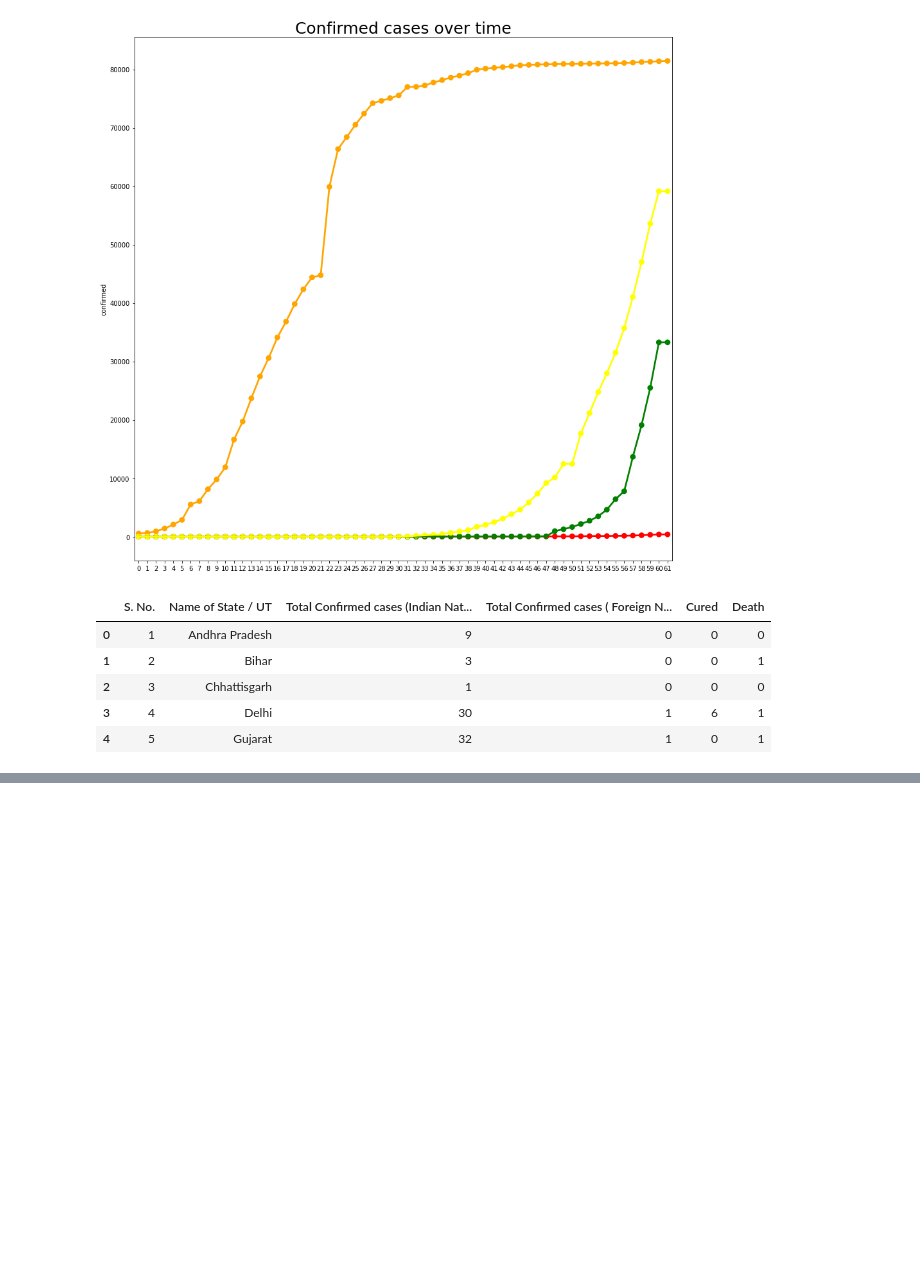
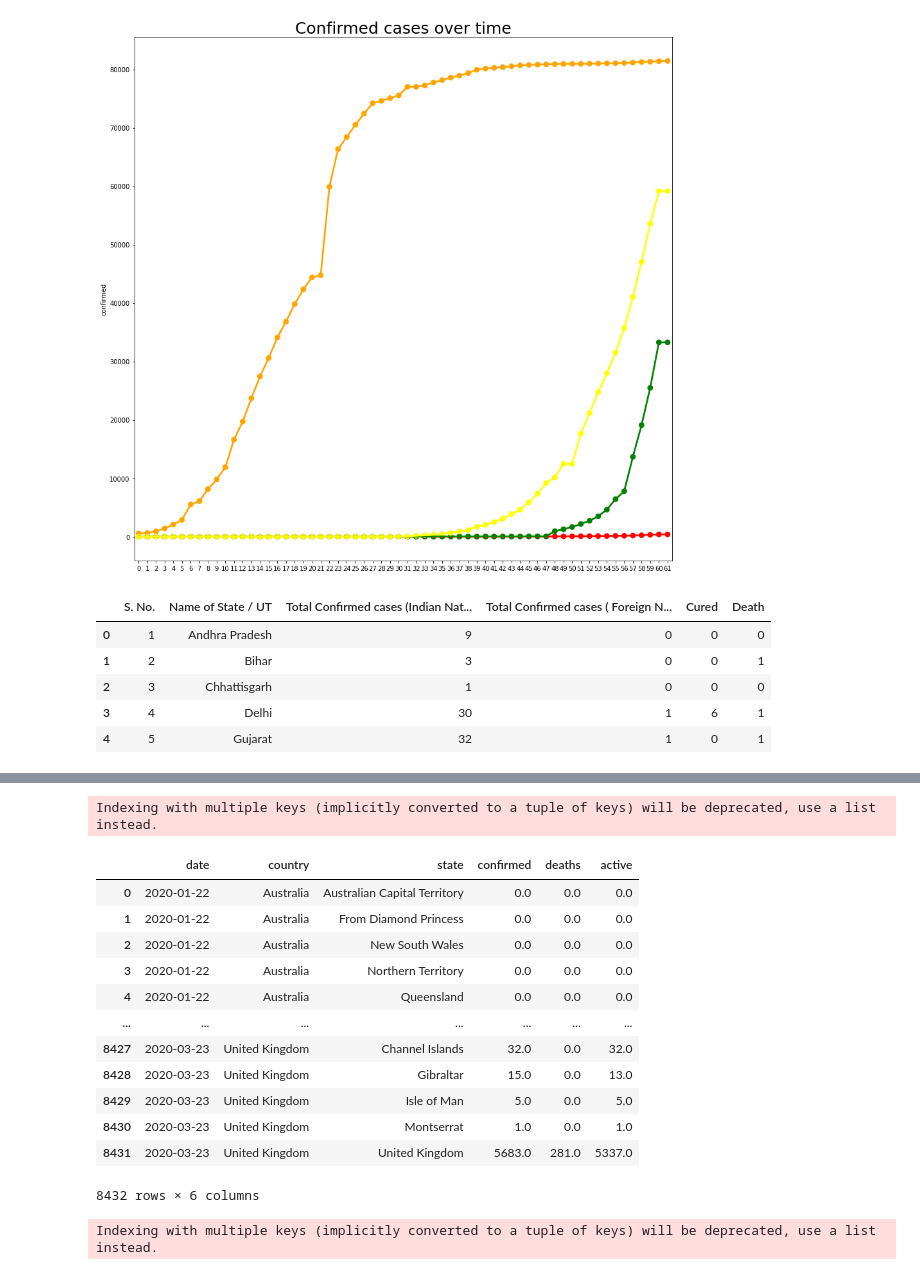
Before and after one commit to dhruv354/data_science_python_ass_projects, a Jupyter notebook: projects/Covid19_project.ipynb, the cells around one changed output, grey strips where cells are left out. Cells and saved outputs as stored; diff of their text form; code cells hidden in the pictures; blank space fills up the shorter version.

```diff
--- a/projects/Covid19_project.ipynb
+++ b/projects/Covid19_project.ipynb
@@ -166,0 +312,22 @@ df2.head()
+# %%
+df3 = df.groupby(['date', 'country', 'state'])['date', 'state', 'country','confirmed', 'deaths', 'active'].sum().reset_index()
+df3
+# %% [output]
+Indexing with multiple keys (implicitly converted to a tuple of keys) will be deprecated, use a list instead.
+|  | date | country | state | confirmed | deaths | active |
+| 0 | 2020-01-22 | Australia | Australian Capital Territory | 0.0 | 0.0 | 0.0 |
+| 1 | 2020-01-22 | Australia | From Diamond Princess | 0.0 | 0.0 | 0.0 |
+| 2 | 2020-01-22 | Australia | New South Wales | 0.0 | 0.0 | 0.0 |
+| 3 | 2020-01-22 | Australia | Northern Territory | 0.0 | 0.0 | 0.0 |
+| 4 | 2020-01-22 | Australia | Queensland | 0.0 | 0.0 | 0.0 |
+| ... | ... | ... | ... | ... | ... | ... |
+| 8427 | 2020-03-23 | United Kingdom | Channel Islands | 32.0 | 0.0 | 32.0 |
+| 8428 | 2020-03-23 | United Kingdom | Gibraltar | 15.0 | 0.0 | 13.0 |
+| 8429 | 2020-03-23 | United Kingdom | Isle of Man | 5.0 | 0.0 | 5.0 |
+| 8430 | 2020-03-23 | United Kingdom | Montserrat | 1.0 | 0.0 | 1.0 |
+| 8431 | 2020-03-23 | United Kingdom | United Kingdom | 5683.0 | 281.0 | 5337.0 |
+8432 rows × 6 columns
+# %%
+df_india = df[df.country == 'India'].groupby('date')['confirmed', 'deaths', 'active'].sum().reset_index()
+# %% [output]
+Indexing with multiple keys (implicitly converted to a tuple of keys) will be deprecated, use a list instead.
```
Also changed, not shown: parts of 21 cells of this notebook.
